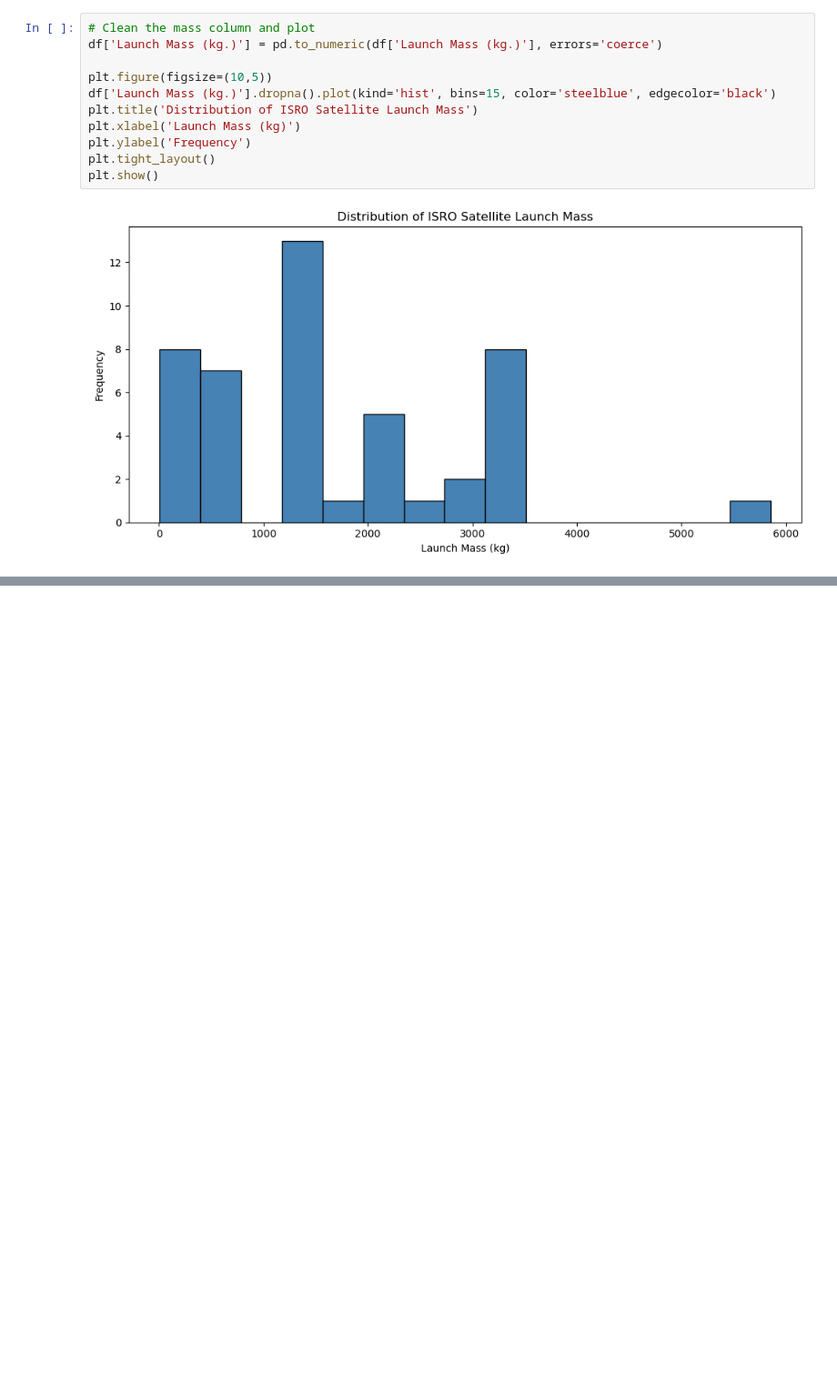
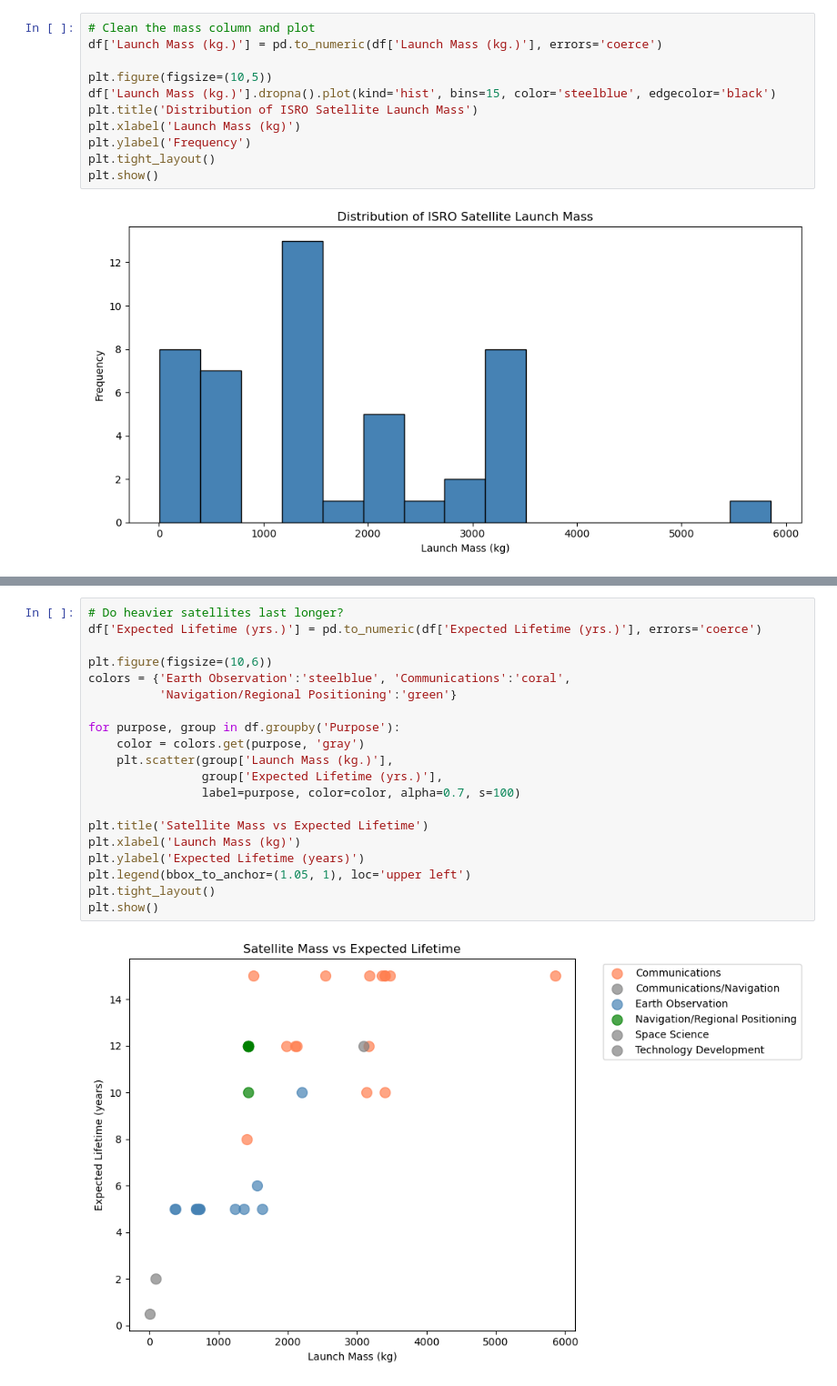
Before and after one commit to ManitDas/ai-engineer-journey, a Jupyter notebook: pandas-isro/isro_analysis.ipynb, the cells around one changed output, grey strips where cells are left out. Shown at 91% size. Drawn from its saved outputs; the diff is of its cells as text; blank space fills up the shorter version.

```diff
--- a/pandas-isro/isro_analysis.ipynb
+++ b/pandas-isro/isro_analysis.ipynb
@@ -151,0 +187,22 @@ print(avg_mass_by_purpose)
+# %%
+# Do heavier satellites last longer?
+df['Expected Lifetime (yrs.)'] = pd.to_numeric(df['Expected Lifetime (yrs.)'], errors='coerce')
+
+plt.figure(figsize=(10,6))
+colors = {'Earth Observation':'steelblue', 'Communications':'coral',
+          'Navigation/Regional Positioning':'green'}
+
+for purpose, group in df.groupby('Purpose'):
+    color = colors.get(purpose, 'gray')
+    plt.scatter(group['Launch Mass (kg.)'],
+                group['Expected Lifetime (yrs.)'],
+                label=purpose, color=color, alpha=0.7, s=100)
+
+plt.title('Satellite Mass vs Expected Lifetime')
+plt.xlabel('Launch Mass (kg)')
+plt.ylabel('Expected Lifetime (years)')
+plt.legend(bbox_to_anchor=(1.05, 1), loc='upper left')
+plt.tight_layout()
+plt.show()
+# %% [output]
+[figure, added]
```
Also changed, not shown: parts of 3 cells of this notebook, 1 other file.
